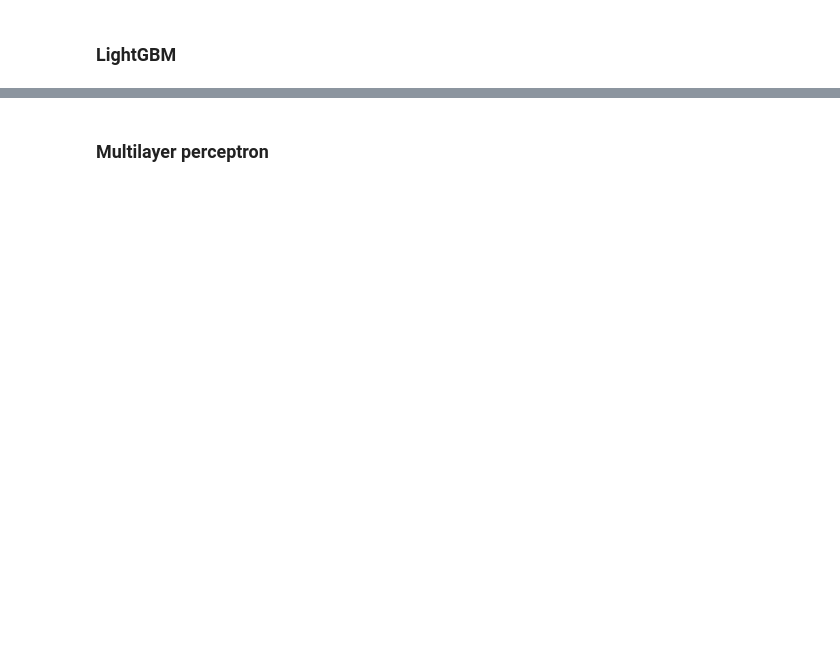
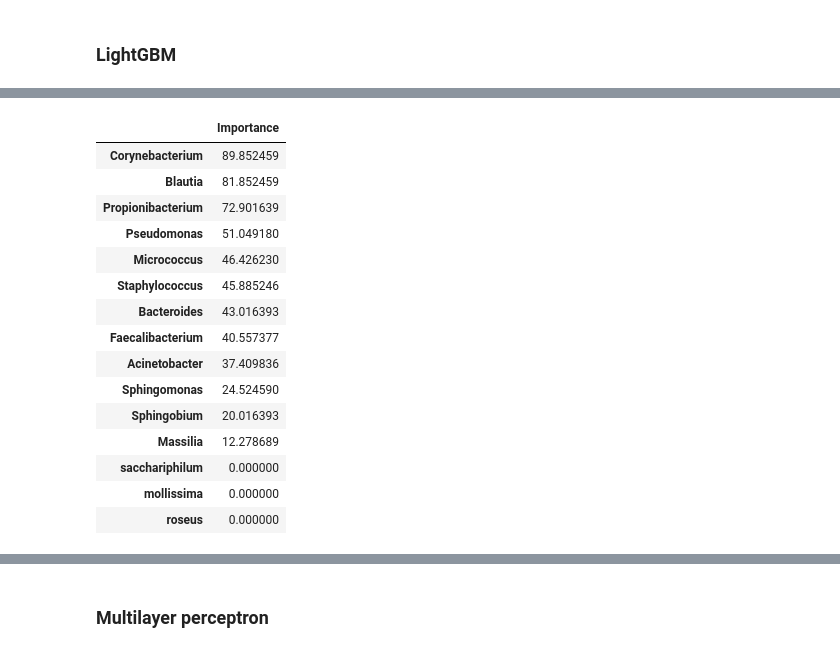
Before and after one commit to freafin/Bacteriological, a Jupyter notebook: desl/Genus_DESLbactCV.ipynb, the cells around one changed output, grey strips where cells are left out. Saved outputs shown, nothing was run; the diff lists cells and outputs as text; code cells hidden in the pictures; blank space fills up the shorter version.

```diff
--- a/desl/Genus_DESLbactCV.ipynb
+++ b/desl/Genus_DESLbactCV.ipynb
@@ -308,0 +272,19 @@ for idx, estimator in enumerate(lgbm_scores['estimator']):
+# %%
+fic_lgb[:15]
+# %% [output]
+|  | Importance |
+| Corynebacterium | 89.852459 |
+| Blautia | 81.852459 |
+| Propionibacterium | 72.901639 |
+| Pseudomonas | 51.049180 |
+| Micrococcus | 46.426230 |
+| Staphylococcus | 45.885246 |
+| Bacteroides | 43.016393 |
+| Faecalibacterium | 40.557377 |
+| Acinetobacter | 37.409836 |
+| Sphingomonas | 24.524590 |
+| Sphingobium | 20.016393 |
+| Massilia | 12.278689 |
+| sacchariphilum | 0.000000 |
+| mollissima | 0.000000 |
+| roseus | 0.000000 |
```
Also changed, not shown: parts of 26 cells of this notebook.
